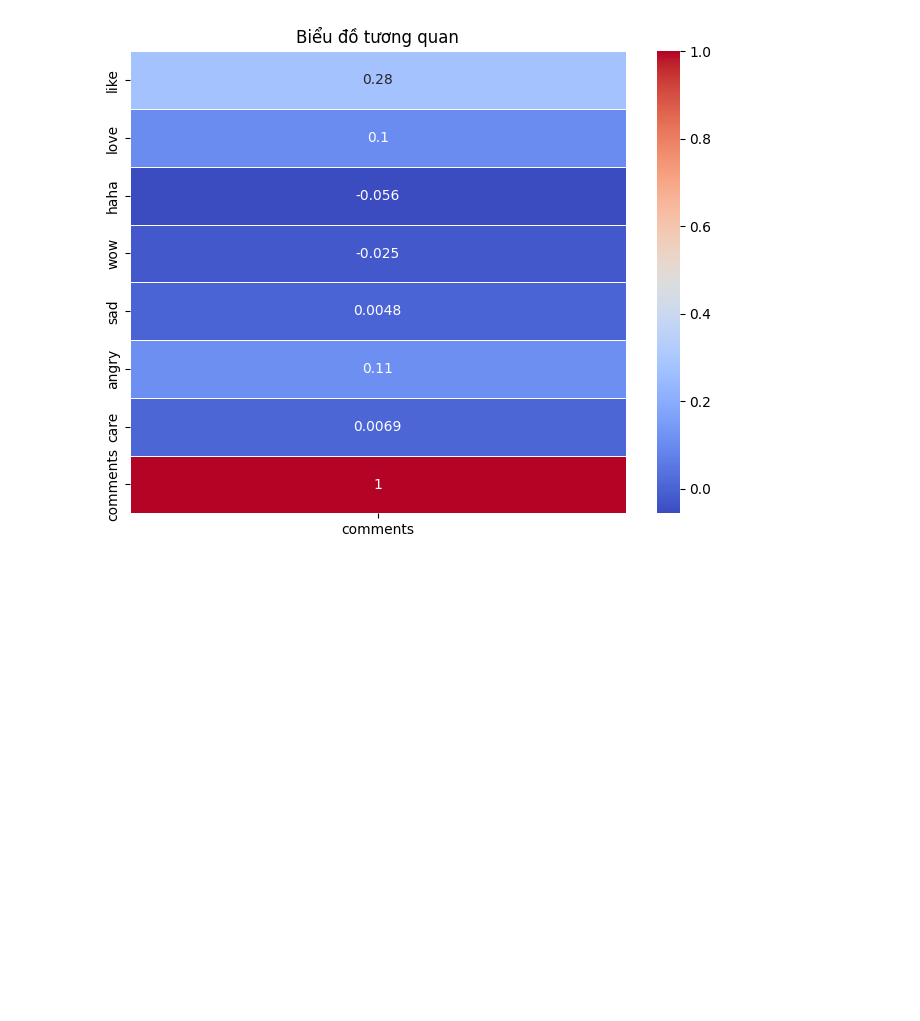
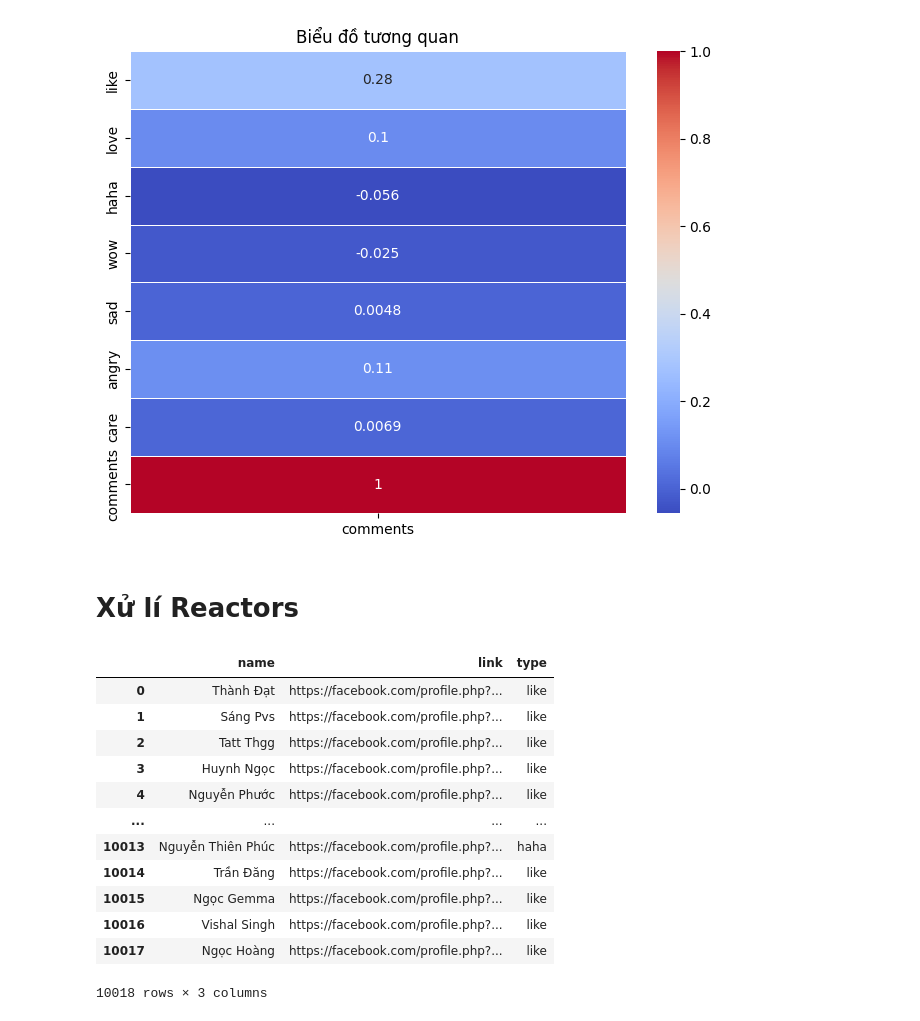
Before and after one commit to nhuyhoan004/Analyze-data-facebook, a Jupyter notebook: Analyze_data_reactions.ipynb, the cells around one changed output. Drawn from its saved outputs; the diff is of its cells as text; code cells hidden in the pictures; blank space fills up the shorter version.

```diff
--- a/Analyze_data_reactions.ipynb
+++ b/Analyze_data_reactions.ipynb
@@ -191,3 +195,46 @@ plt.title("Biểu đồ tương quan")
 plt.show()
 # %% [output]
 [figure]
+# %% [markdown]
+# Xử lí Reactors
+# %%
+def get_reactors(text):
+    pattern = r"\{[^{}]*\}"
+    matches = re.findall(pattern, text)
+    result = [eval(match) for match in matches]
+    return result
+# %%
+def createReactorsFrame(df):
+    df_result = {'name' : [],
+                 'link' : [],
+                   'type' : [],}
+
+    new_df = raw_df[~raw_df['reactors'].isna()]
+    for index, rows in new_df.iterrows():
+        x = rows['reactors']
+        for reactor in get_reactors(x):
+            try:
+                df_result['name'].append(reactor['name'])
+                df_result['link'].append(reactor['link'])
+                df_result['type'].append(reactor['type'])
+                df_result['post_id'].append(rows.post_id)
+            except:
+                continue
+    return pd.DataFrame(df_result)
+# %%
+df_reactors = createReactorsFrame(raw_df)
+df_reactors
+# %% [output]
+|  | name | link | type |
+| 0 | Thành Đạt | https://facebook.com/profile.php?... | like |
+| 1 | Sáng Pvs | https://facebook.com/profile.php?... | like |
+| 2 | Tatt Thgg | https://facebook.com/profile.php?... | like |
+| 3 | Huynh Ngọc | https://facebook.com/profile.php?... | like |
+| 4 | Nguyễn Phước | https://facebook.com/profile.php?... | like |
+| ... | ... | ... | ... |
+| 10013 | Nguyễn Thiên Phúc | https://facebook.com/profile.php?... | haha |
+| 10014 | Trần Đăng | https://facebook.com/profile.php?... | like |
+| 10015 | Ngọc Gemma | https://facebook.com/profile.php?... | like |
+| 10016 | Vishal Singh | https://facebook.com/profile.php?... | like |
+| 10017 | Ngọc Hoàng | https://facebook.com/profile.php?... | like |
+10018 rows × 3 columns
```
Also changed, not shown: parts of 2 cells of this notebook, 1 other file.
